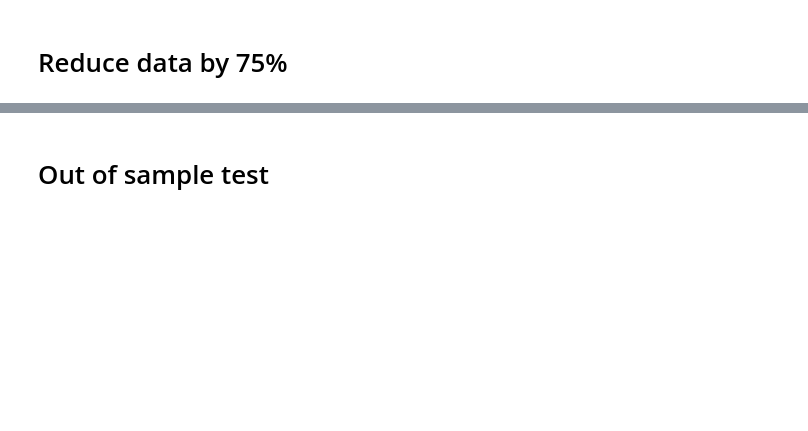
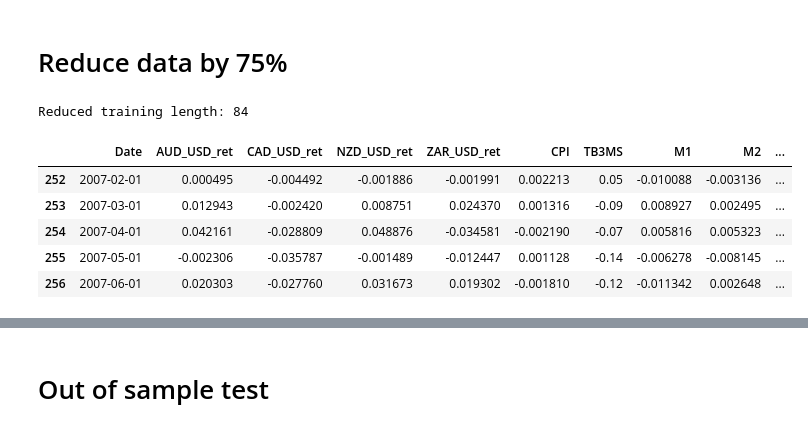
Before and after one commit to Meowth239/dse4101-project, a Jupyter notebook: lstm_src/lstm_data_reduction.ipynb, the cells around one changed output, grey strips where cells are left out. Drawn from its saved outputs; the diff is of its cells as text; code cells hidden in the pictures; blank space fills up the shorter version.

```diff
--- a/lstm_src/lstm_data_reduction.ipynb
+++ b/lstm_src/lstm_data_reduction.ipynb
@@ -280,11 +442,19 @@ test_results.to_csv('results/lstm_reduce50_results.csv', index=False)
 # Reduce data by 75%
 # %%
 # drop first 75% of original training period
-train_start_idx4 = int(len(train_data) * 0.50)
+train_start_idx4 = int(len(train_data) * 0.75)
 
 train_df4 = train_data.iloc[train_start_idx4:].copy()
 print("Reduced training length:", len(train_df4))
 train_df4.head()
+# %% [output]
+Reduced training length: 84
+|  | Date | AUD_USD_ret | CAD_USD_ret | NZD_USD_ret | ZAR_USD_ret | CPI | TB3MS | M1 | M2 | ... |
+| 252 | 2007-02-01 | 0.000495 | -0.004492 | -0.001886 | -0.001991 | 0.002213 | 0.05 | -0.010088 | -0.003136 | ... |
+| 253 | 2007-03-01 | 0.012943 | -0.002420 | 0.008751 | 0.024370 | 0.001316 | -0.09 | 0.008927 | 0.002495 | ... |
+| 254 | 2007-04-01 | 0.042161 | -0.028809 | 0.048876 | -0.034581 | -0.002190 | -0.07 | 0.005816 | 0.005323 | ... |
+| 255 | 2007-05-01 | -0.002306 | -0.035787 | -0.001489 | -0.012447 | 0.001128 | -0.14 | -0.006278 | -0.008145 | ... |
+| 256 | 2007-06-01 | 0.020303 | -0.027760 | 0.031673 | 0.019302 | -0.001810 | -0.12 | -0.011342 | 0.002648 | ... |
 # %%
 # grid search over hyperparameters for the expanding window LSTM
 param_grid_tiny = {
```
Also changed, not shown: parts of 15 cells of this notebook, 3 other files.
